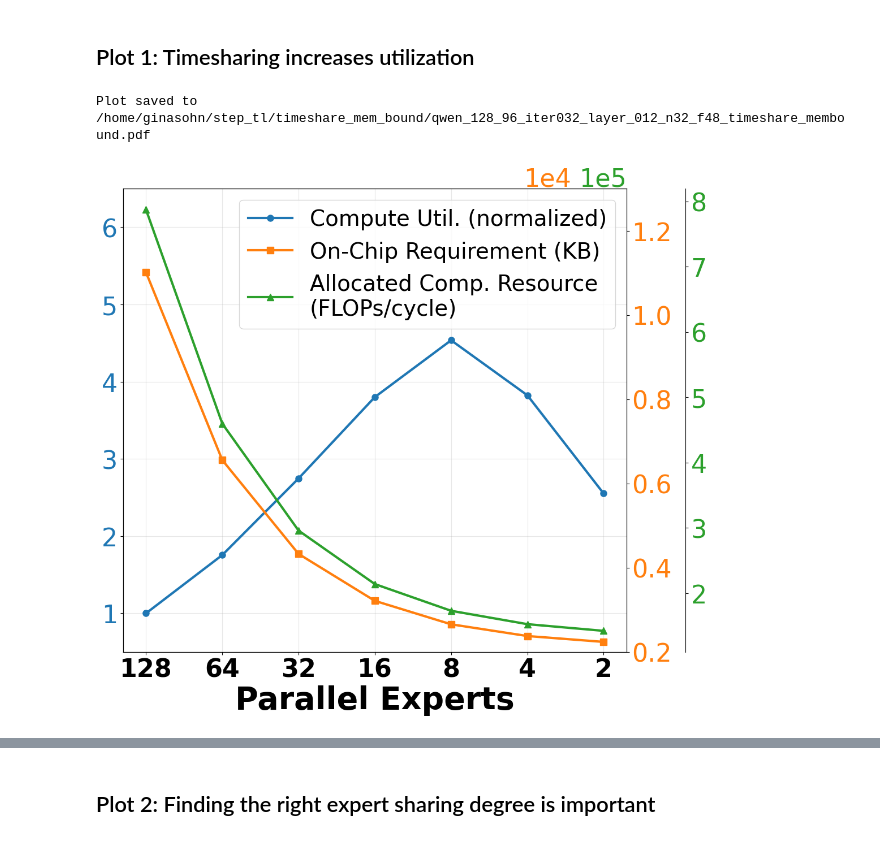
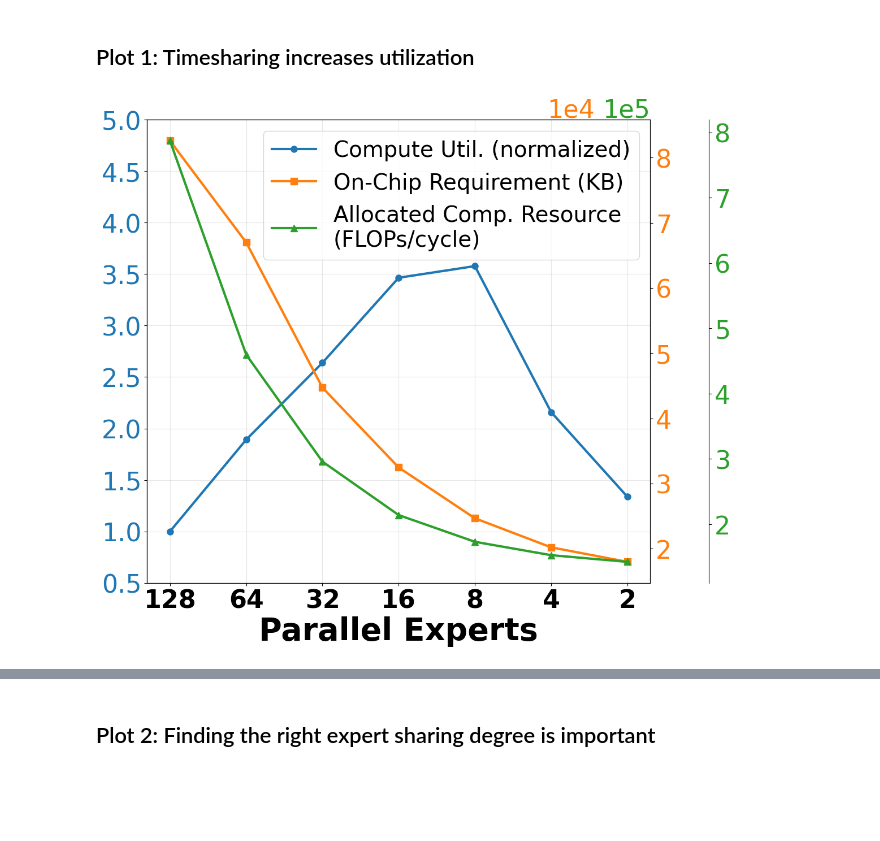
Before and after one commit to gina7484/step_artifact, a Jupyter notebook: timeshare_mem_bound/timeshare_membound_vis.ipynb, the cells around one changed output, grey strips where cells are left out. Cells and saved outputs as stored; diff of their text form; code cells hidden in the pictures; blank space fills up the shorter version.

```diff
--- a/timeshare_mem_bound/timeshare_membound_vis.ipynb
+++ b/timeshare_mem_bound/timeshare_membound_vis.ipynb
@@ -160,22 +160,21 @@ def timeshare_utilization(csv_file, output_file=None, utilization_scale=None, on
     # Show plot
     plt.show()
 # %%
-csv_file = "/home/ginasohn/step_tl/timeshare_mem_bound/combined_qwen_128_96_iter032_layer_012_n32_f48_timeshare_membound.csv"
-output_file = "/home/ginasohn/step_tl/timeshare_mem_bound/qwen_128_96_iter032_layer_012_n32_f48_timeshare_membound.pdf"
-# output_file = None
+csv_file = "/home/ginasohn/step_tl/timeshare_mem_bound/qwen_2048_768_iter032_layer_012_n32_f48_timeshare_membound_revet_09042055.csv"
+# output_file = "/home/ginasohn/step_tl/timeshare_mem_bound/qwen_128_96_iter032_layer_012_n32_f48_timeshare_membound_revet.pdf"
+output_file = None
 
 utilization_scale = None
 on_chip_scale = None
 allocated_flops_scale = None
 
-utilization_scale = (0.5,6.5) # off-chip traffic
-on_chip_scale = (0.2*1e4,1.3*1e4) # on-chip requirement
+utilization_scale = (0.5,5) # off-chip traffic
+# on_chip_scale = (0.2*1e4,1.3*1e4) # on-chip requirement
 # allocated_flops_scale = (0,4*1e6) # cycles
 
 timeshare_utilization(csv_file, output_file=output_file, utilization_scale=utilization_scale, on_chip_scale=on_chip_scale, allocated_flops_scale=allocated_flops_scale)
 # %% [output]
-Plot saved to /home/ginasohn/step_tl/timeshare_mem_bound/qwen_128_96_iter032_layer_012_n32_f48_timeshare_membound.pdf
-[figure, old version]
+[figure, new version]
 # %%
 csv_file = "/home/ginasohn/step_tl/timeshare_mem_bound/combined_qwen_2048_768_iter032_layer_012_n32_f48_timeshare_membound.csv"
 output_file = "/home/ginasohn/step_tl/timeshare_mem_bound/qwen_2048_768_iter032_layer_012_n32_f48_timeshare_membound.pdf"
```
Also changed, not shown: parts of 13 cells of this notebook, 4 other files.
